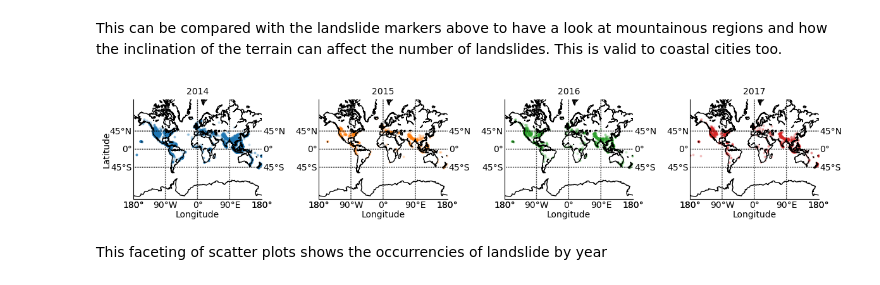
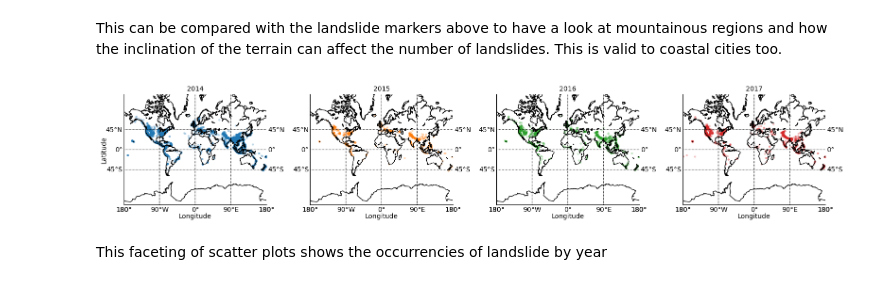
Before and after one commit to gustavopin/GlobalLandslide, a Jupyter notebook: analysis.ipynb, the cells around one changed output. Drawn from its saved outputs; the diff is of its cells as text; code cells hidden in the pictures.

```diff
--- a/analysis.ipynb
+++ b/analysis.ipynb
@@ -91,40 +91,40 @@ df_facet = pd.DataFrame({
 })
 # %%
 # Create a grid : initialize it
-g = sns.FacetGrid(df_facet, col = 'years', hue = 'years', col_wrap=4)
+g = sns.FacetGrid(df_facet, col = 'years', hue = 'years', height = 4, col_wrap = 4)
 
 # defining the function to plot
 def plot_basemap(x, y, **kwargs):
     ax = plt.gca()
 
     # Add the basemap
     m = Basemap(projection='merc', llcrnrlat=-80, urcrnrlat=80, llcrnrlon=-180, urcrnrlon=180, resolution='c', ax=ax)
     m.drawcoastlines()
 
     # Converting the latitude and longitude to coordinates
     lon, lat = m(x, y)
 
     # scatter plot
-    ax.scatter(lon, lat, s = 3.5, alpha=0.2, **kwargs)
+    ax.scatter(lon, lat, s = 5.5, alpha=0.2, **kwargs)
 
     # Draw parallels and meridians
     m.drawparallels(np.arange(-90, 91, 45), labels = [True, True, False, False], dashes = [1, 1])
     m.drawmeridians(np.arange(-180, 181, 90), labels = [False, False, False, True], dashes = [1, 1])
 
     # Changing the label distance from the axis
     plt.xlabel('Longitude', labelpad = 12)
     plt.ylabel('Latitude', labelpad = 25)
 
 # Add the line over the area with the plot function
 g = g.map(plot_basemap, 'Longitude', 'Latitude')
 
 # Control the title of each facet
 g = g.set_titles("{col_name}")
 
 # Show the graph
 plt.show()
 # %% [output]
-[figure, old version]
+[figure, new version]
 # %% [markdown]
 This faceting of scatter plots shows the occurrencies of landslide by year
 # %%
```
Also changed, not shown: parts of 3 cells of this notebook, 2 other files.
